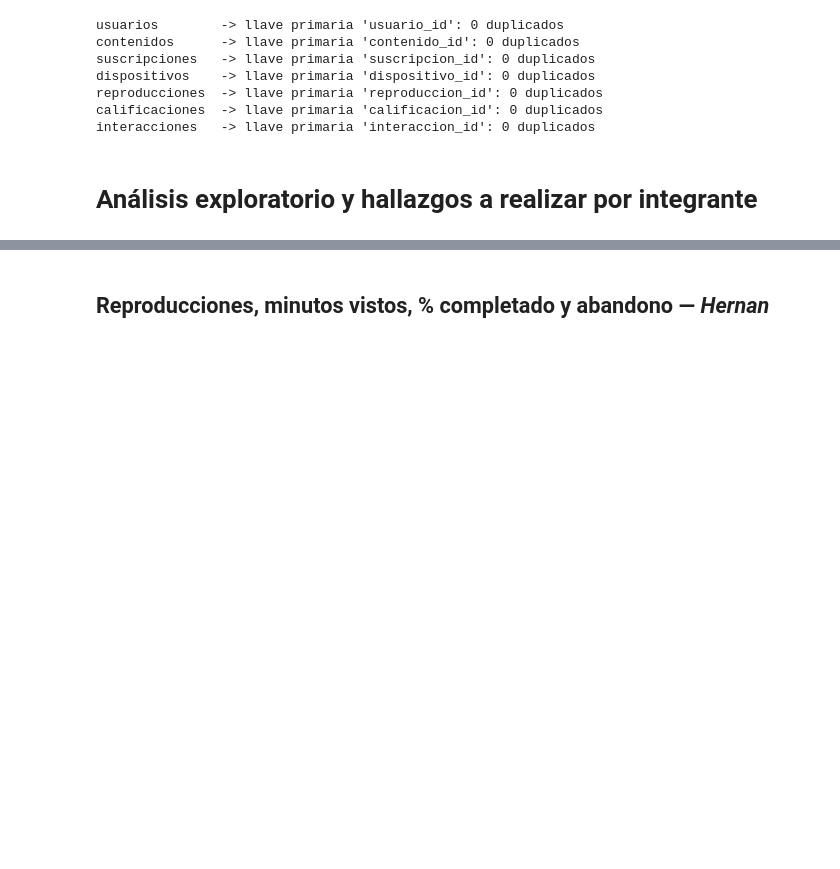
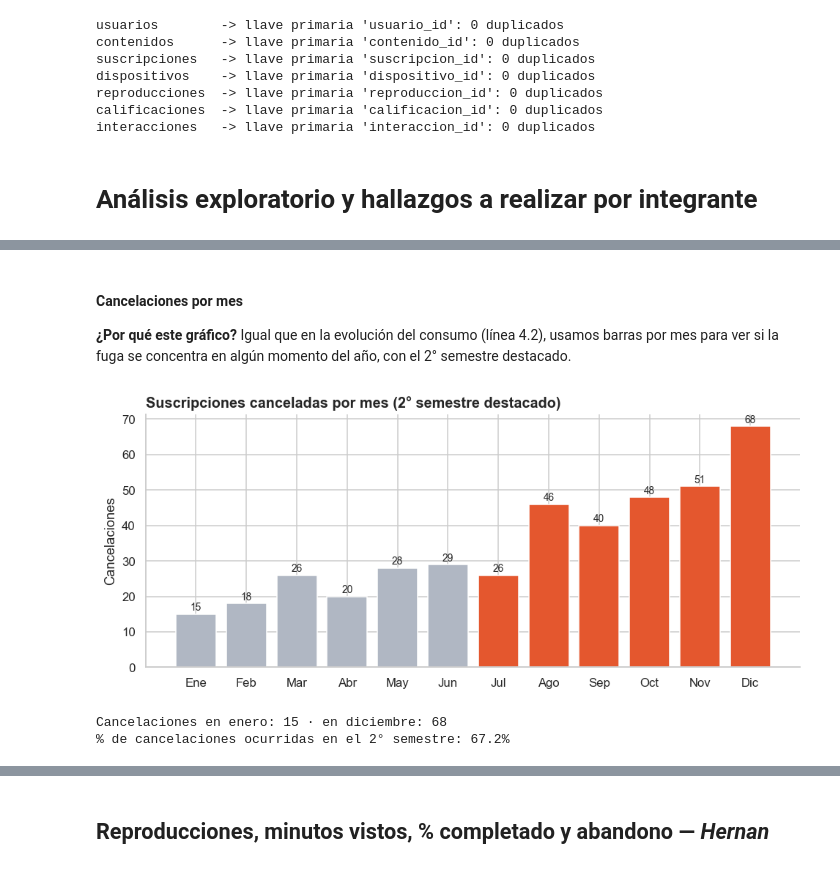
Before and after one commit to git-Lippke24/StreamView_Analytics_Dashboard, a Jupyter notebook: notebooks/EV1_Visualizacion_de_Datos.ipynb, the cells around one changed output, grey strips where cells are left out. Saved outputs shown, nothing was run; the diff lists cells and outputs as text; code cells hidden in the pictures; blank space fills up the shorter version.

```diff
--- a/notebooks/EV1_Visualizacion_de_Datos.ipynb
+++ b/notebooks/EV1_Visualizacion_de_Datos.ipynb
@@ -379,0 +433,29 @@ df_merged.drop(columns=[f'{col}_ord'], inplace=True)
+# %% [markdown]
+#### Cancelaciones por mes
+
+**¿Por qué este gráfico?** Igual que en la evolución del consumo (línea 4.2), usamos barras por mes para ver si la fuga se concentra en algún momento del año, con el 2° semestre destacado.
+# %%
+suscripciones['fecha_fin'] = pd.to_datetime(suscripciones['fecha_fin'])
+cancel_mes = (suscripciones.dropna(subset=['fecha_fin'])
+              .assign(mes=lambda d: d['fecha_fin'].dt.month)
+              .groupby('mes').size().reindex(range(1, 13), fill_value=0))
+
+meses_nombres = ['Ene', 'Feb', 'Mar', 'Abr', 'May', 'Jun', 'Jul', 'Ago', 'Sep', 'Oct', 'Nov', 'Dic']
+colores_mes = [COLOR_NEUTRO if m <= 6 else COLOR_ACENTO for m in cancel_mes.index]
+
+fig, ax = plt.subplots(figsize=(9, 4))
+ax.bar(meses_nombres, cancel_mes.values, color=colores_mes)
+ax.set_title('Suscripciones canceladas por mes (2° semestre destacado)', loc='left', fontweight='bold')
+ax.set_ylabel('Cancelaciones')
+for i, v in enumerate(cancel_mes.values):
+    ax.text(i, v + 1, str(int(v)), ha='center', fontsize=9)
+plt.tight_layout()
+plt.show()
+
+pct_h2 = cancel_mes.loc[7:12].sum() / cancel_mes.sum() * 100
+print(f"Cancelaciones en enero: {cancel_mes[1]} · en diciembre: {cancel_mes[12]}")
+print(f"% de cancelaciones ocurridas en el 2° semestre: {pct_h2:.1f}%")
+# %% [output]
+[figure, added]
+Cancelaciones en enero: 15 · en diciembre: 68
+% de cancelaciones ocurridas en el 2° semestre: 67.2%
```
Also changed, not shown: parts of 13 cells of this notebook, 2 other files.
